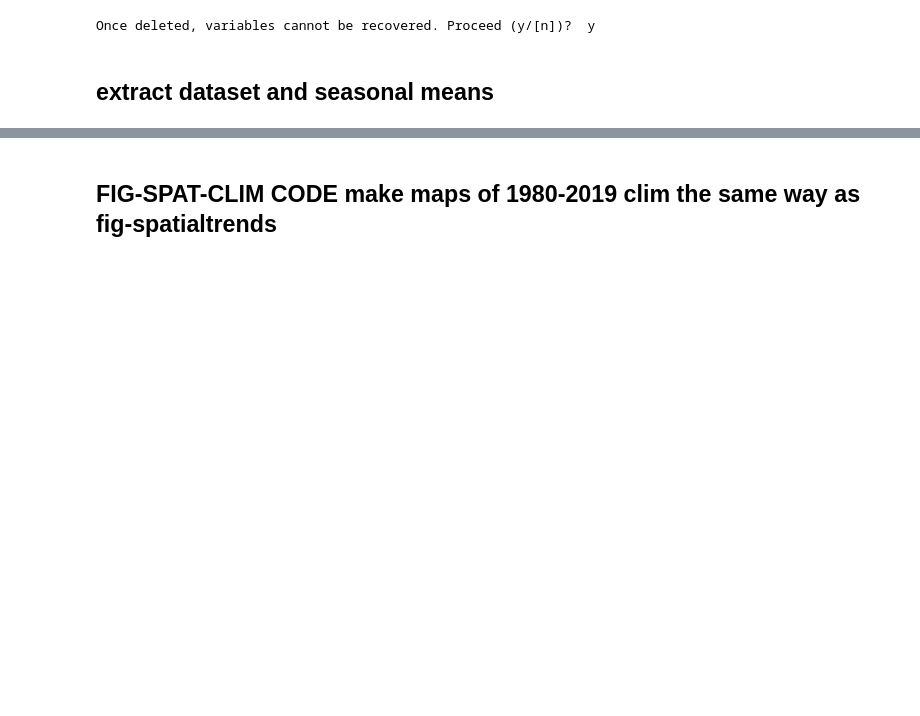
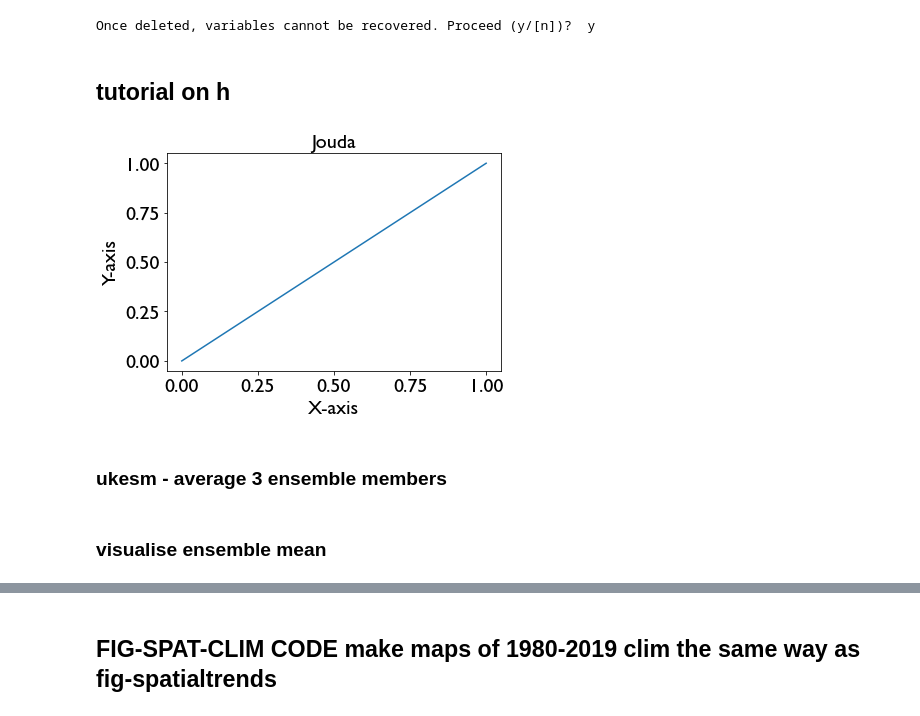
Before and after one commit to tjarnikova/windEval, a Jupyter notebook: plottingCode/Fig-spat-clim.ipynb, the cells around one changed output, grey strips where cells are left out. Saved outputs shown, nothing was run; the diff lists cells and outputs as text; code cells hidden in the pictures; blank space fills up the shorter version.

```diff
--- a/plottingCode/Fig-spat-clim.ipynb
+++ b/plottingCode/Fig-spat-clim.ipynb
@@ -49,5 +49,51 @@ plt.rcParams.update({'font.size': 13})
 font = {'family' : 'normal',
 'weight' : 'normal',
 'size'   : 13}
-plt.rcParams['text.usetex'] = True
+plt.rcParams['text.usetex'] = False
 plt.rc('font', **font)
+# %% [markdown]
+## tutorial on h
+# %%
+import matplotlib.pyplot as plt
+from matplotlib import font_manager
+
+from matplotlib import rcParams
+
+fs = 20
+# Set global font size
+rcParams.update({
+    'font.size': fs,            # Base font size
+    'axes.titlesize': fs,       # Title size
+    'axes.labelsize': fs,       # X/Y label size
+    'xtick.labelsize': fs,      # X-axis tick label
+    'ytick.labelsize': fs,      # Y-axis tick label
+    'legend.fontsize': fs,      # Legend text
+})
+
+# Specify the paths to the gill Sans font files
+gill_sans = "/gpfs/home/mep22dku/scratch/FONTS/gill-sans/GillSansMedium.otf"
+#gill_sans = "/gpfs/home/mep22dku/scratch/FONTS/gill-sans/GillSansBold.otf"
+
+#gill_sans_bold = "/gpfs/home/mep22dku/scratch/gill_Sans/static/gillSans-Bold.ttf"
+
+# Create FontProperties object
+gill_font = font_manager.FontProperties(fname=gill_sans)
+
+# Sample plot
+fig, ax = plt.subplots()
+fs = 14
+
+ax.plot([0, 1], [0, 1])
+
+# Apply font to specific labels
+ax.set_title("Jouda", fontproperties=gill_font)
+ax.set_xlabel("X-axis", fontproperties=gill_font)
+ax.set_ylabel("Y-axis", fontproperties=gill_font)
+for label in ax.get_xticklabels() + ax.get_yticklabels():
+    label.set_fontproperties(gill_font)
+
+plt.show()
+# %% [output]
+[figure, added]
+# %% [markdown]
+### ukesm - average 3 ensemble members
@@ -54,2 +128,2 @@ plt.rc('font', **font)
 # %% [markdown]
-## extract dataset and seasonal means
+### visualise ensemble mean
```
Also changed, not shown: parts of 6 cells of this notebook.
